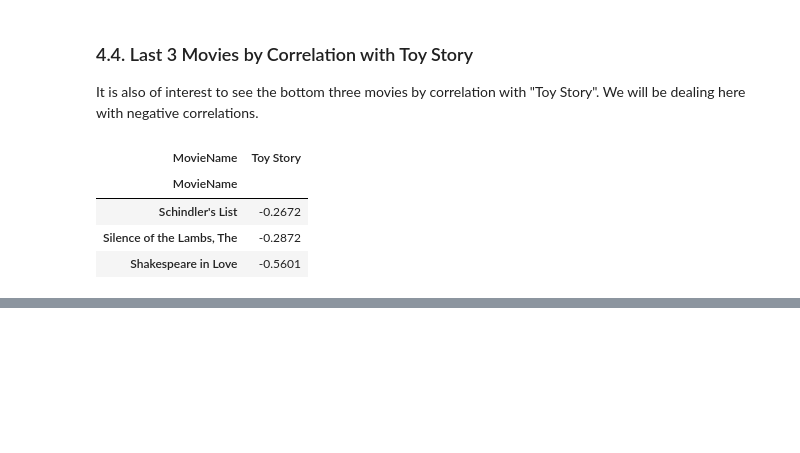
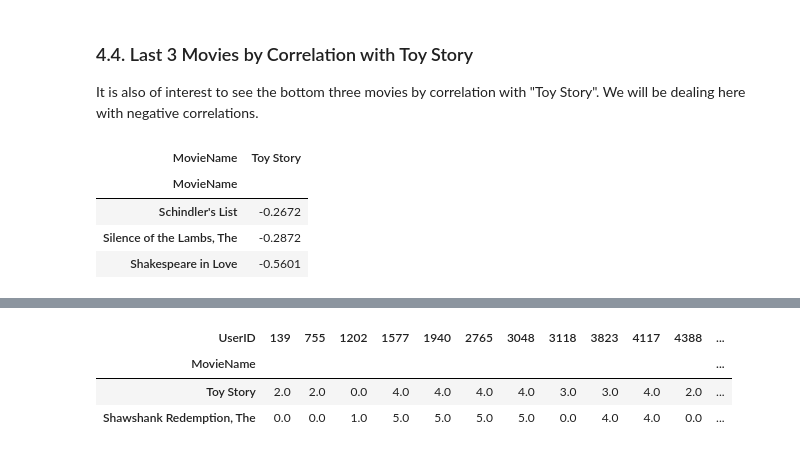
Before and after one commit to alv2017/DataAnalysis---MovieRatings, a Jupyter notebook: notebooks/MovieRatings_AssociationMetrics.ipynb, the cells around one changed output, grey strips where cells are left out. Drawn from its saved outputs; the diff is of its cells as text; code cells hidden in the pictures; blank space fills up the shorter version.

```diff
--- a/notebooks/MovieRatings_AssociationMetrics.ipynb
+++ b/notebooks/MovieRatings_AssociationMetrics.ipynb
@@ -383,0 +422,7 @@ correlations_with_toy_story.tail(n=3)
+# %%
+movie_ratings_matrix.loc[['Toy Story', 'Shawshank Redemption, The'],:]
+# %% [output]
+| UserID | 139 | 755 | 1202 | 1577 | 1940 | 2765 | 3048 | 3118 | 3823 | 4117 | 4388 | ... |
+| MovieName |  |  |  |  |  |  |  |  |  |  |  | ... |
+| Toy Story | 2.0 | 2.0 | 0.0 | 4.0 | 4.0 | 4.0 | 4.0 | 3.0 | 3.0 | 4.0 | 2.0 | ... |
+| Shawshank Redemption, The | 0.0 | 0.0 | 1.0 | 5.0 | 5.0 | 5.0 | 5.0 | 0.0 | 4.0 | 4.0 | 0.0 | ... |
```
Also changed, not shown: parts of 12 cells of this notebook.
